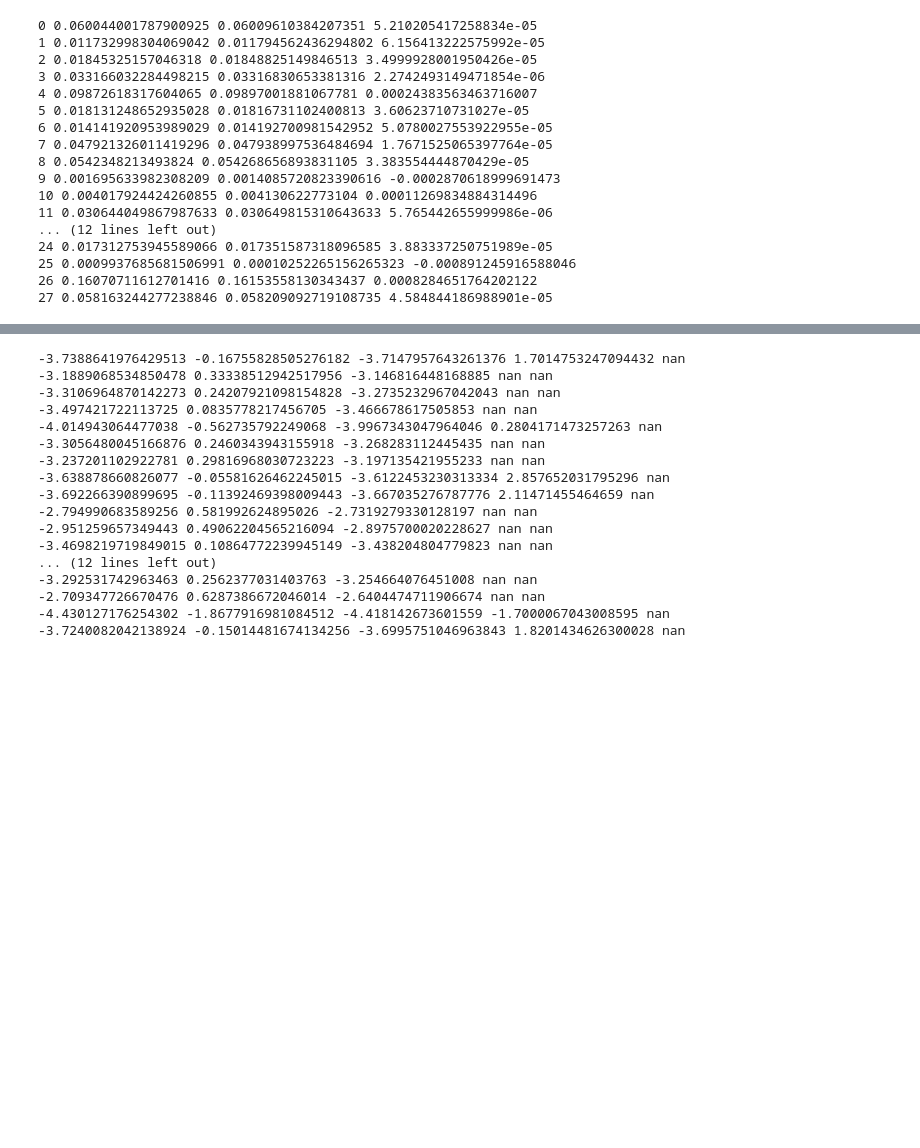
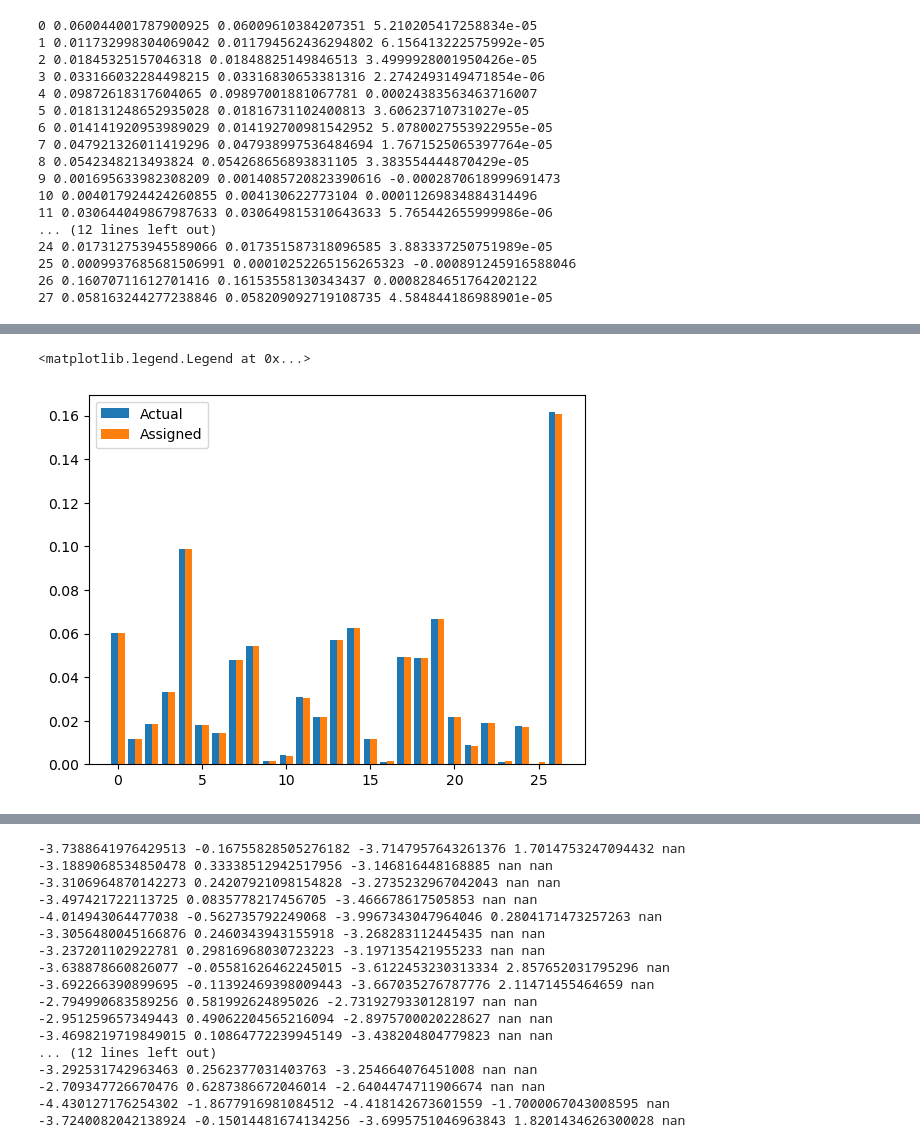
Before and after one commit to DivyaSharma0795/NLP_GradientDescen, a Jupyter notebook: Codes/unigram_pytorch_test.ipynb, the cells around one changed output, grey strips where cells are left out. Cells and saved outputs as stored; diff of their text form; code cells hidden in the pictures; blank space fills up the shorter version.

```diff
--- a/Codes/unigram_pytorch_test.ipynb
+++ b/Codes/unigram_pytorch_test.ipynb
@@ -217,0 +239,13 @@ for i in range(len(gd_assigned_probabilities)):
+# %%
+X = vocabulary[:27]
+Y = actual_probabilities[:27]
+Z = assigned_probabilities[:27]
+
+X_axis = np.arange(len(X))
+
+plt.bar(X_axis - 0.2, Y, 0.4, label="Actual")
+plt.bar(X_axis + 0.2, Z, 0.4, label="Assigned")
+plt.legend()
+# %% [output]
+<matplotlib.legend.Legend at 0x...>
+[figure, added]
```
Also changed, not shown: parts of 3 cells of this notebook, 2 other files.
